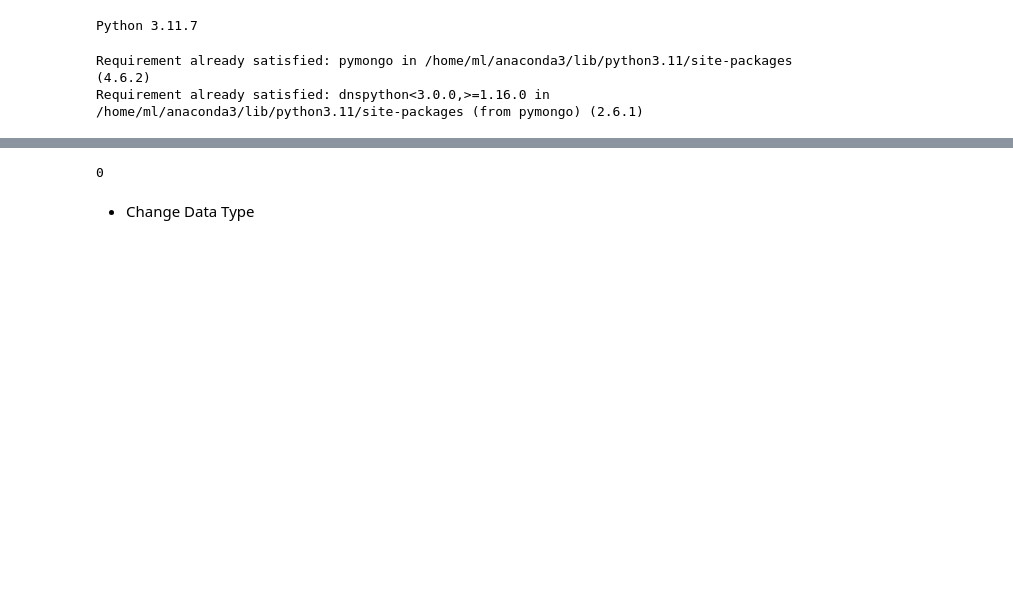
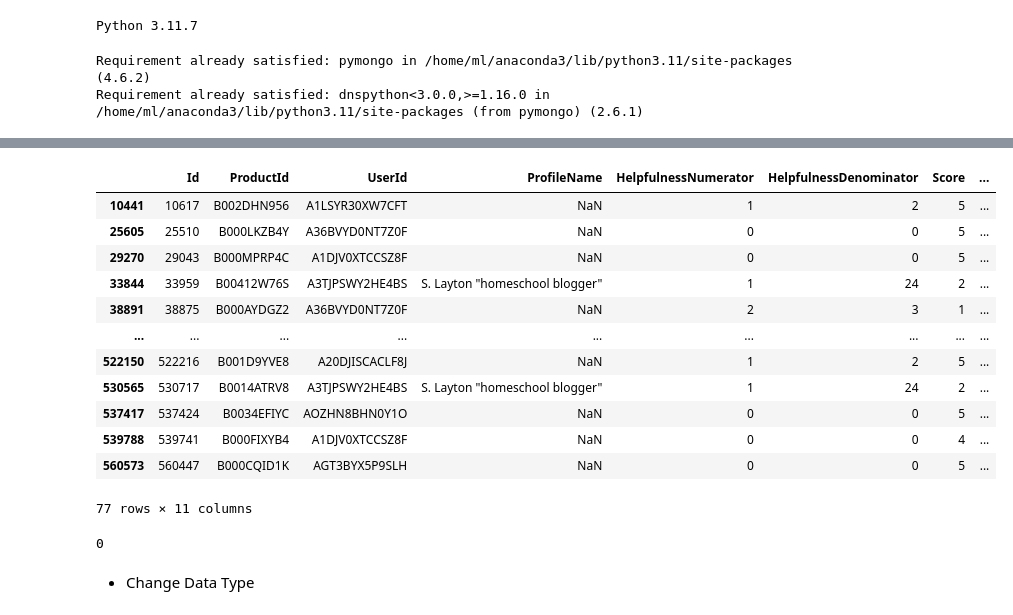
Before and after one commit to mjacker/bigdata, a Jupyter notebook: Amazon.ipynb, the cells around one changed output, grey strips where cells are left out. Saved outputs shown, nothing was run; the diff lists cells and outputs as text; code cells hidden in the pictures; blank space fills up the shorter version.

```diff
--- a/Amazon.ipynb
+++ b/Amazon.ipynb
@@ -84,6 +108,22 @@ Summary                    2
 Text                       0
 ProductURL                 0
 dtype: int64
+# %%
+amazon_df[amazon_df.isna().any(axis=1)]
+# %% [output]
+|  | Id | ProductId | UserId | ProfileName | HelpfulnessNumerator | HelpfulnessDenominator | Score | ... |
+| 10441 | 10617 | B002DHN956 | A1LSYR30XW7CFT | NaN | 1 | 2 | 5 | ... |
+| 25605 | 25510 | B000LKZB4Y | A36BVYD0NT7Z0F | NaN | 0 | 0 | 5 | ... |
+| 29270 | 29043 | B000MPRP4C | A1DJV0XTCCSZ8F | NaN | 0 | 0 | 5 | ... |
+| 33844 | 33959 | B00412W76S | A3TJPSWY2HE4BS | S. Layton "homeschool blogger" | 1 | 24 | 2 | ... |
+| 38891 | 38875 | B000AYDGZ2 | A36BVYD0NT7Z0F | NaN | 2 | 3 | 1 | ... |
+| ... | ... | ... | ... | ... | ... | ... | ... | ... |
+| 522150 | 522216 | B001D9YVE8 | A20DJISCACLF8J | NaN | 1 | 2 | 5 | ... |
+| 530565 | 530717 | B0014ATRV8 | A3TJPSWY2HE4BS | S. Layton "homeschool blogger" | 1 | 24 | 2 | ... |
+| 537417 | 537424 | B0034EFIYC | AOZHN8BHN0Y1O | NaN | 0 | 0 | 5 | ... |
+| 539788 | 539741 | B000FIXYB4 | A1DJV0XTCCSZ8F | NaN | 0 | 0 | 4 | ... |
+| 560573 | 560447 | B000CQID1K | AGT3BYX5P9SLH | NaN | 0 | 0 | 5 | ... |
+77 rows × 11 columns
 # %%
 # Drop Na
 amazon_df = amazon_df.dropna()
```
Also changed, not shown: parts of 22 cells of this notebook, 1 other file.
